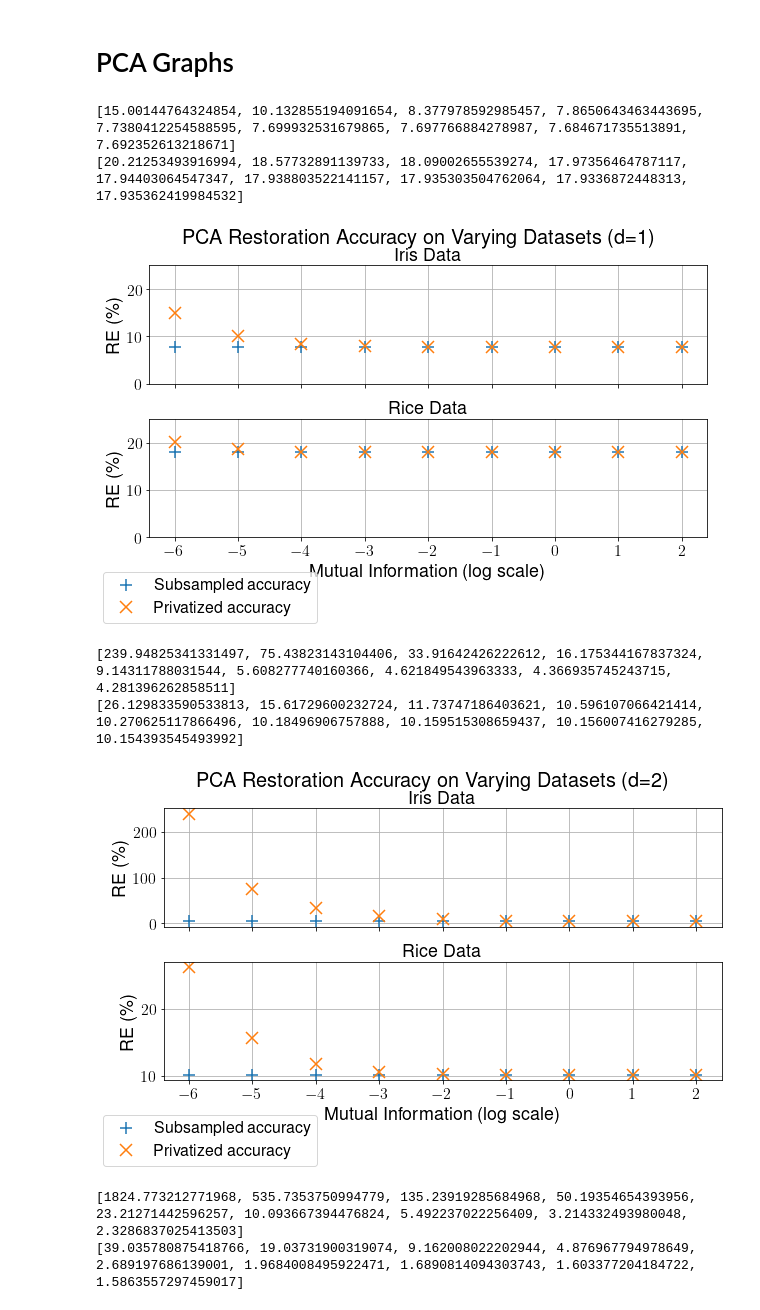
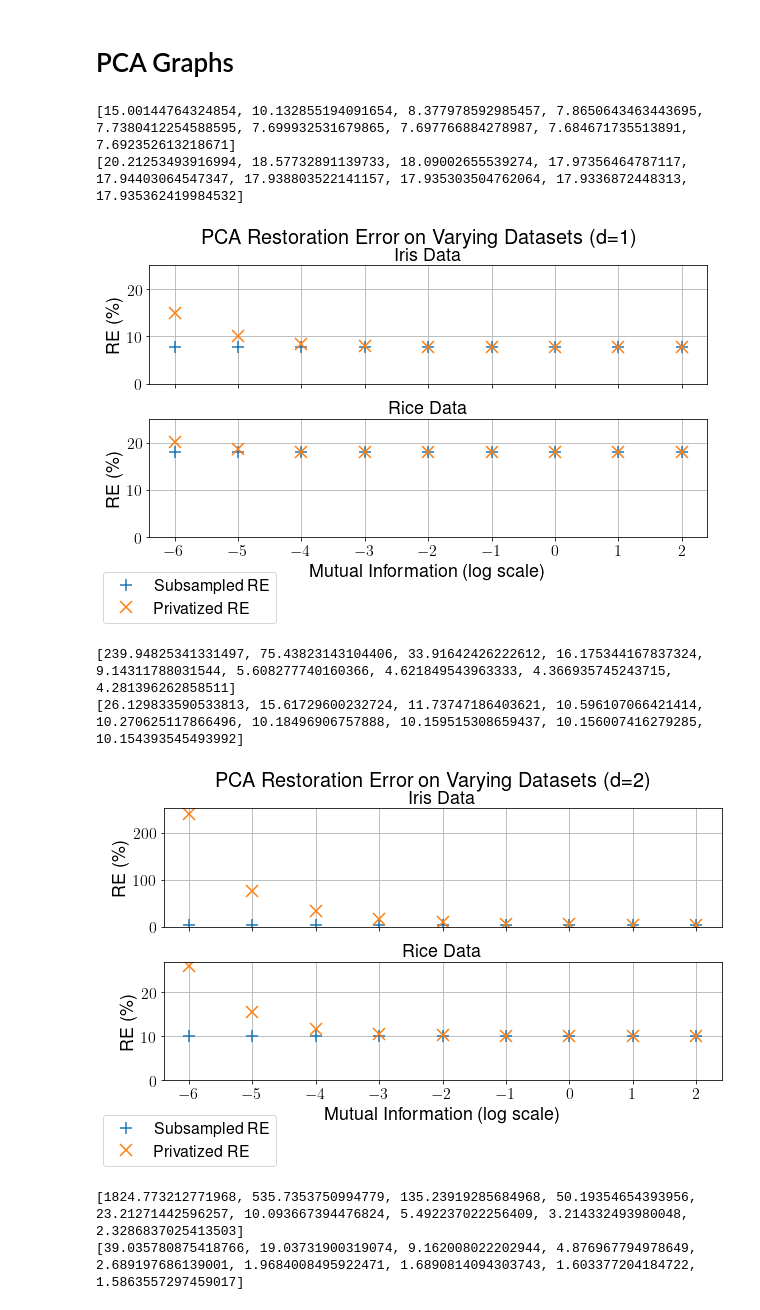
Before and after one commit to mayuri95/pac_algs, a Jupyter notebook: data viz (final).ipynb, the cells around one changed output. Saved outputs shown, nothing was run; the diff lists cells and outputs as text; code cells hidden in the pictures.

```diff
--- a/data viz (final).ipynb
+++ b/data viz (final).ipynb
@@ -381,8 +393,8 @@ for ind, data in enumerate(data_types):
     priv_ys = [(100*acc_dict[k][1]) for k in sorted_keys]
     print(priv_ys)
     transformed_x_vals = [np.log2(x) for x in true_x_vals]
-    ax.plot(transformed_x_vals, subsampling_ys, '+', markersize=12, mew=1.5, label="Subsampled accuracy")
-    ax.plot(transformed_x_vals, priv_ys, 'x', markersize=12, mew=1.5, label="Privatized accuracy")
+    ax.plot(transformed_x_vals, subsampling_ys, '+', markersize=12, mew=1.5, label="Subsampled RE")
+    ax.plot(transformed_x_vals, priv_ys, 'x', markersize=12, mew=1.5, label="Privatized RE")
     y_min, y_max = 0, 25
     ax.set_ylim(y_min, y_max)
     ax.set_ylabel("RE (\%)", fontsize=18)
@@ -393,13 +405,13 @@ plt.subplots_adjust(hspace=0.3)
 handles, labels = ax.get_legend_handles_labels()
 lgd = fig.legend(handles, labels, ncol=1, loc=2, prop={'size': 16}, bbox_to_anchor=(0.05, 0.05))
 plt.xlabel("Mutual Information (log scale)", fontsize=18)
-plt.suptitle("PCA Restoration Accuracy on Varying Datasets (d=1)", fontsize=20)
+plt.suptitle("PCA Restoration Error on Varying Datasets (d=1)", fontsize=20)
 plt.savefig('figs_final/mi_pca_d=1.png', bbox_inches = "tight")
 # data_0117/pca_dist_rice_mi_0.125_c_1e-3.pkl
 # %% [output]
 [15.00144764324854, 10.132855194091654, 8.377978592985457, 7.8650643463443695, 7.7380412254588595, 7.699932531679865, 7.697766884278987, 7.684671735513891, 7.692352613218671]
 [20.21253493916994, 18.57732891139733, 18.09002655539274, 17.97356464787117, 17.94403064547347, 17.938803522141157, 17.935303504762064, 17.9336872448313, 17.935362419984532]
-[figure, old version]
+[figure, new version]
 # %%
 true_x_vals =[0.015625, 0.03125, 0.0625, 0.125, 0.25, 0.5, 1.0, 2.0, 4.0]
 fnames = ["data_0120/pca_dist_iris_mi_{}.pkl",
@@ -410,38 +422,38 @@ titles = ["Iris Data", "Rice Data"]
 fig, axes = plt.subplots(2, sharex=True, figsize=(10, 5))
 
 
 for ind, data in enumerate(data_types):
     ax = axes[ind]
     acc_dict = {}
     for mi in true_x_vals:
         tmp = pickle.load(open(fnames[ind].format(mi), 'rb'))
         acc_dict[mi] = tmp[d]
 
 
     sorted_keys = sorted(acc_dict.keys())
     subsampling_ys = [(100*acc_dict[k][0]) for k in sorted_keys]
     priv_ys = [(100*acc_dict[k][1]) for k in sorted_keys]
     print(priv_ys)
     transformed_x_vals = [np.log2(x) for x in true_x_vals]
-    ax.plot(transformed_x_vals, subsampling_ys, '+', markersize=12, mew=1.5, label="Subsampled accuracy")
-    ax.plot(transformed_x_vals, priv_ys, 'x', markersize=12, mew=1.5, label="Privatized accuracy")
+    ax.plot(transformed_x_vals, subsampling_ys, '+', markersize=12, mew=1.5, label="Subsampled RE")
+    ax.plot(transformed_x_vals, priv_ys, 'x', markersize=12, mew=1.5, label="Privatized RE")
 #     y_min, y_max = 0, 25
-#     ax.set_ylim(y_min, y_max)
+    ax.set_ylim(bottom=0)
     ax.set_ylabel("RE (\%)", fontsize=18)
     ax.tick_params(axis='both', labelsize=16)
     ax.set_title(titles[ind], fontsize=18)
     ax.grid(True)
 plt.subplots_adjust(hspace=0.3)
 handles, labels = ax.get_legend_handles_labels()
 lgd = fig.legend(handles, labels, ncol=1, loc=2, prop={'size': 16}, bbox_to_anchor=(0.03, 0.05))
 plt.xlabel("Mutual Information (log scale)", fontsize=18)
-plt.suptitle(f"PCA Restoration Accuracy on Varying Datasets (d={d})", fontsize=20)
+plt.suptitle(f"PCA Restoration Error on Varying Datasets (d={d})", fontsize=20)
 plt.savefig('figs_final/mi_pca_d=2.png', bbox_inches = "tight")
 # data_0117/pca_dist_rice_mi_0.125_c_1e-3.pkl
 # %% [output]
 [239.94825341331497, 75.43823143104406, 33.91642426222612, 16.175344167837324, 9.14311788031544, 5.608277740160366, 4.621849543963333, 4.366935745243715, 4.281396262858511]
 [26.129833590533813, 15.61729600232724, 11.73747186403621, 10.596107066421414, 10.270625117866496, 10.18496906757888, 10.159515308659437, 10.156007416279285, 10.154393545493992]
-[figure, old version]
+[figure, new version]
 # %%
 true_x_vals =[0.015625, 0.03125, 0.0625, 0.125, 0.25, 0.5, 1.0, 2.0, 4.0]
 fnames = ["data_0120/pca_dist_iris_mi_{}.pkl",
```
Also changed, not shown: parts of 9 cells of this notebook, 4 other files.
